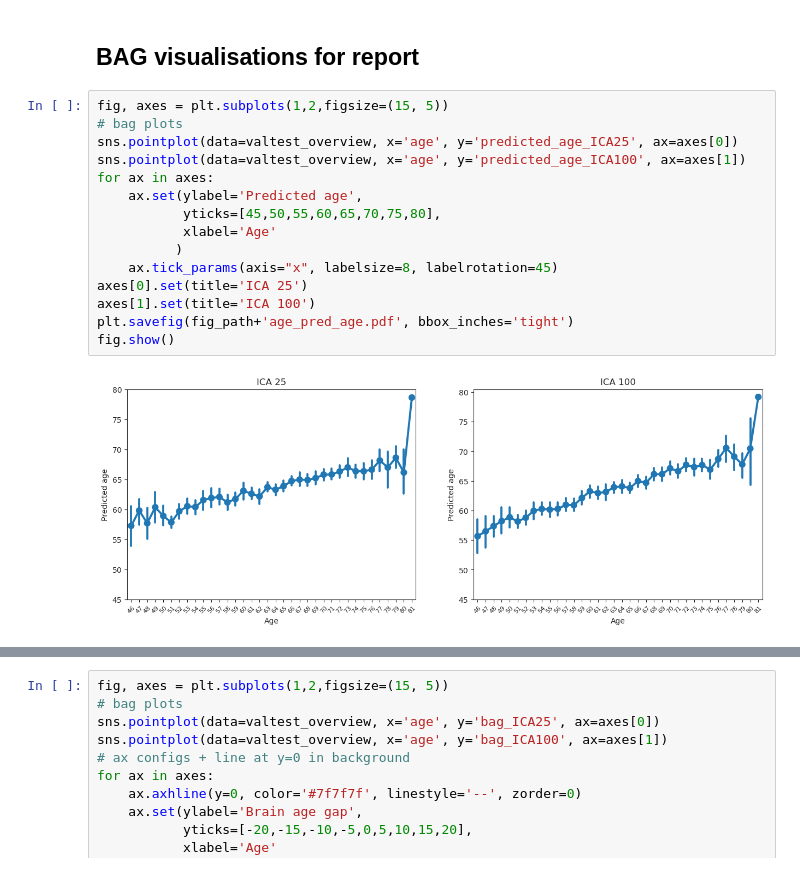
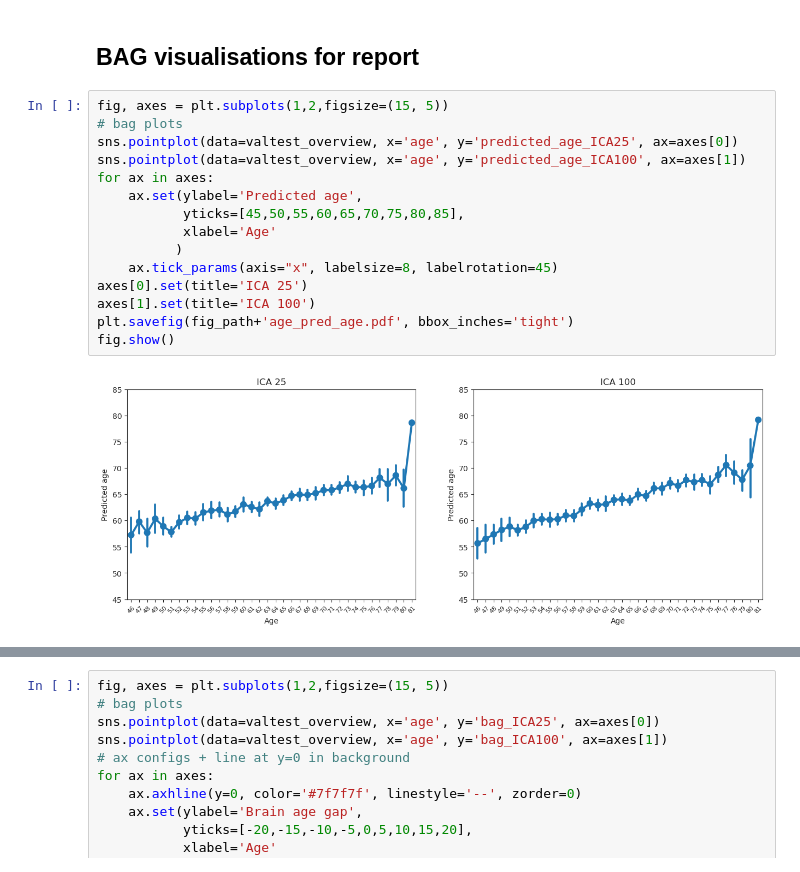
Before and after one commit to laura-riedel/IM, a Jupyter notebook: src/FinalModels/final_models_IM.ipynb, the cells around one changed output, grey strips where cells are left out. Cells and saved outputs as stored; diff of their text form.

Commit message:
Change axis on age_pred_age; add individual age_pred_age figures

```diff
--- a/src/FinalModels/final_models_IM.ipynb
+++ b/src/FinalModels/final_models_IM.ipynb
@@ -430,17 +436,17 @@ plt.show()
 # %%
 fig, axes = plt.subplots(1,2,figsize=(15, 5))
 # bag plots
 sns.pointplot(data=valtest_overview, x='age', y='predicted_age_ICA25', ax=axes[0])
 sns.pointplot(data=valtest_overview, x='age', y='predicted_age_ICA100', ax=axes[1])
 for ax in axes:
     ax.set(ylabel='Predicted age',
-           yticks=[45,50,55,60,65,70,75,80],
+           yticks=[45,50,55,60,65,70,75,80,85],
            xlabel='Age'
           )
     ax.tick_params(axis="x", labelsize=8, labelrotation=45)
 axes[0].set(title='ICA 25')
 axes[1].set(title='ICA 100')
 plt.savefig(fig_path+'age_pred_age.pdf', bbox_inches='tight')
 fig.show()
 # %% [output]
-[figure, old version]
+[figure, new version]
```
Also changed, not shown: parts of 2 cells of this notebook, 3 other files.
